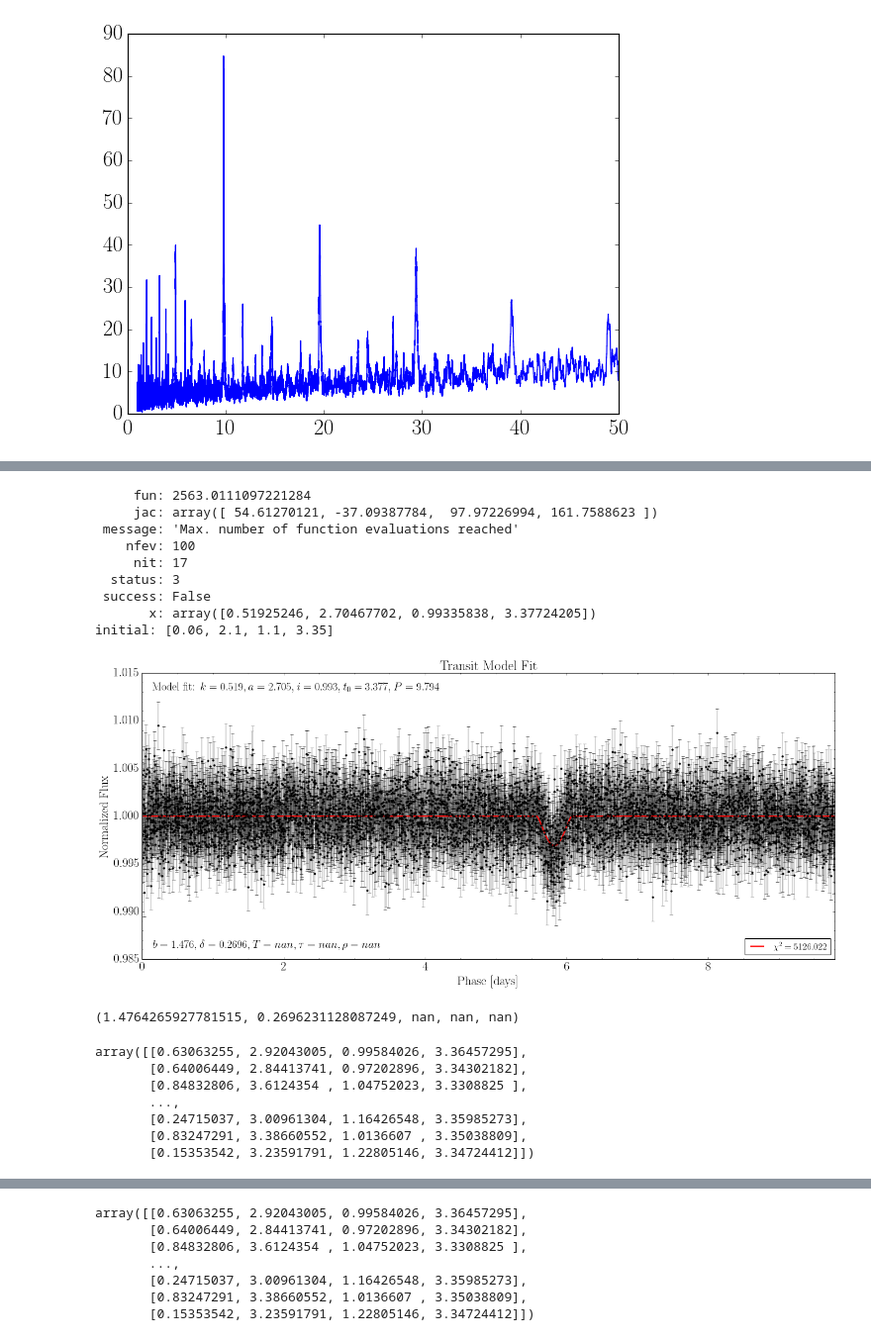
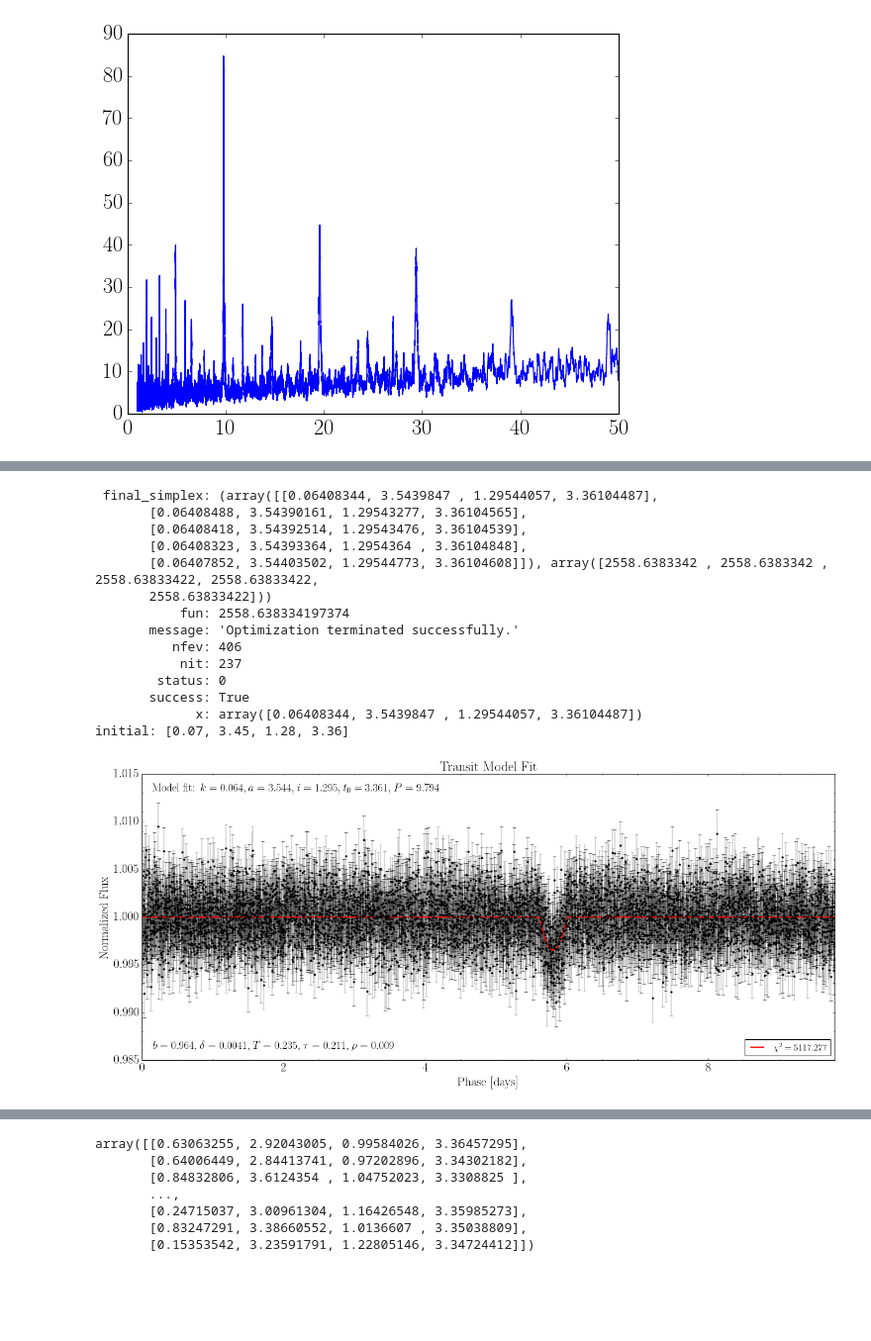
Before and after one commit to jbirky/exoplanet_models, a Jupyter notebook: transit_model.ipynb, the cells around one changed output, grey strips where cells are left out. Shown at 99% size. Saved outputs shown, nothing was run; the diff lists cells and outputs as text; code cells hidden in the pictures; blank space fills up the shorter version.

Commit message:
nelder-mead optimization

```diff
--- a/transit_model.ipynb
+++ b/transit_model.ipynb
@@ -242,10 +242,10 @@ def plot_lc_model(theta, data, P, **kwargs):
 
     return b, delta, T, tau, rho
 # %%
-k = .06
-i = 1.1
-a = 2.1
-t0 = 3.35
+k = .07
+i = 1.28
+a = 3.45
+t0 = 3.36
 P = best_period
 
 theta = [k, a, i, t0]
@@ -269,29 +269,54 @@ def log_likelihood(theta, data, P):
 
     return -0.5 * np.sum((phase_flux - phase_flux_model)**2/phase_flux_err**2)
 
-nll = lambda *args: -log_likelihood(*args)
+
+def log_prior(theta):
+    """
+    Assume uniform prior for all model parameters k, a, i, t0
+    """
+    k, a, i, t0 = theta
+    if (bounds[0][0] < k < bounds[0][1]) & (bounds[1][0] < a < bounds[1][1]) \
+        & (bounds[2][0] < i < bounds[2][1]) & (bounds[3][0] < t0 < bounds[3][1]) & a*np.cos(i) < .5:
+        return 0.0
+    return -np.inf
+
+
+def log_probability(theta, data, P):
+    """
+    Mulitply prior and likelihood
+    """
+    lp = log_prior(theta)
+    if not np.isfinite(lp):
+        return -np.inf
+    return lp + log_likelihood(theta, data, P)
 # %%
+nlp = lambda *args: -log_probability(*args)
+
 initial = [k, a, i, t0]
 bounds  = [(0,1), (1,5), (0,math.pi/2), (0,P)]
 data    = [phase_time, phase_flux, phase_flux_err]
 
-soln = minimize(nll, initial, method='TNC', bounds=bounds, args=(data, P))
+soln = minimize(nll, initial, method='nelder-mead', args=(data, P))
 # %%
 print(soln)
 print('initial:', initial)
 # %% [output]
-     fun: 2563.0111097221284
-     jac: array([ 54.61270121, -37.09387784,  97.97226994, 161.7588623 ])
- message: 'Max. number of function evaluations reached'
-    nfev: 100
-     nit: 17
-  status: 3
- success: False
-       x: array([0.51925246, 2.70467702, 0.99335838, 3.37724205])
-initial: [0.06, 2.1, 1.1, 3.35]
+ final_simplex: (array([[0.06408344, 3.5439847 , 1.29544057, 3.36104487],
+       [0.06408488, 3.54390161, 1.29543277, 3.36104565],
+       [0.06408418, 3.54392514, 1.29543476, 3.36104539],
+       [0.06408323, 3.54393364, 1.2954364 , 3.36104848],
+       [0.06407852, 3.54403502, 1.29544773, 3.36104608]]), array([2558.6383342 , 2558.6383342 , 2558.63833422, 2558.63833422,
+       2558.63833422]))
+           fun: 2558.638334197374
+       message: 'Optimization terminated successfully.'
+          nfev: 406
+           nit: 237
+        status: 0
+       success: True
+             x: array([0.06408344, 3.5439847 , 1.29544057, 3.36104487])
+initial: [0.07, 3.45, 1.28, 3.36]
 # %%
 k_sol, a_sol, i_sol, t0_sol = soln.x
-plot_lc_model(soln.x, data, best_period, save='transit_model_final.png')
+b_sol, delta_sol, T_sol, tau_sol, rho_sol = plot_lc_model(soln.x, data, best_period, save='transit_model_final.png')
 # %% [output]
-[figure, old version]
+[figure, new version]
-(1.4764265927781515, 0.2696231128087249, nan, nan, nan)
@@ -320,16 +327,8 @@ nwalkers, ndim = pos.shape
 sampler = emcee.EnsembleSampler(nwalkers, ndim, log_probability, args=(data, P))
 sampler.run_mcmc(pos, 5000, progress=True);
 # %%
-# np.save('mcmc_run1', flat_samples)
-np.load('mcmc_run1.npy')
+np.save('mcmc_run2', flat_samples)
+# np.load('mcmc_run1.npy')
-# %% [output]
-array([[0.63063255, 2.92043005, 0.99584026, 3.36457295],
-       [0.64006449, 2.84413741, 0.97202896, 3.34302182],
-       [0.84832806, 3.6124354 , 1.04752023, 3.3308825 ],
-       ...,
-       [0.24715037, 3.00961304, 1.16426548, 3.35985273],
-       [0.83247291, 3.38660552, 1.0136607 , 3.35038809],
-       [0.15353542, 3.23591791, 1.22805146, 3.34724412]])
 # %%
 flat_samples = sampler.get_chain(discard=100, thin=15, flat=True)
 # %%
```
Also changed, not shown: parts of 11 cells of this notebook.
